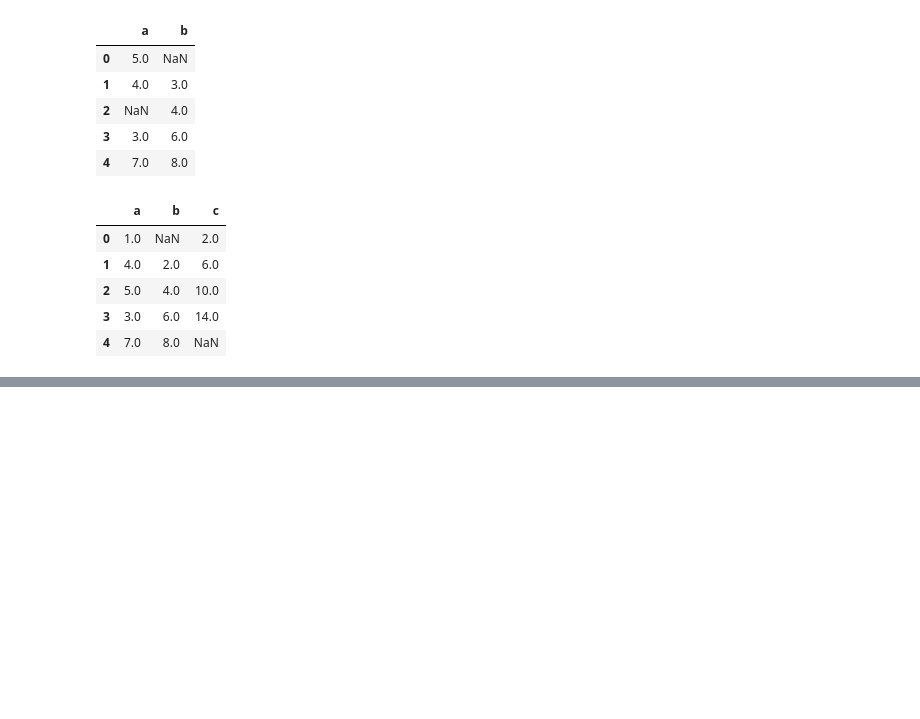
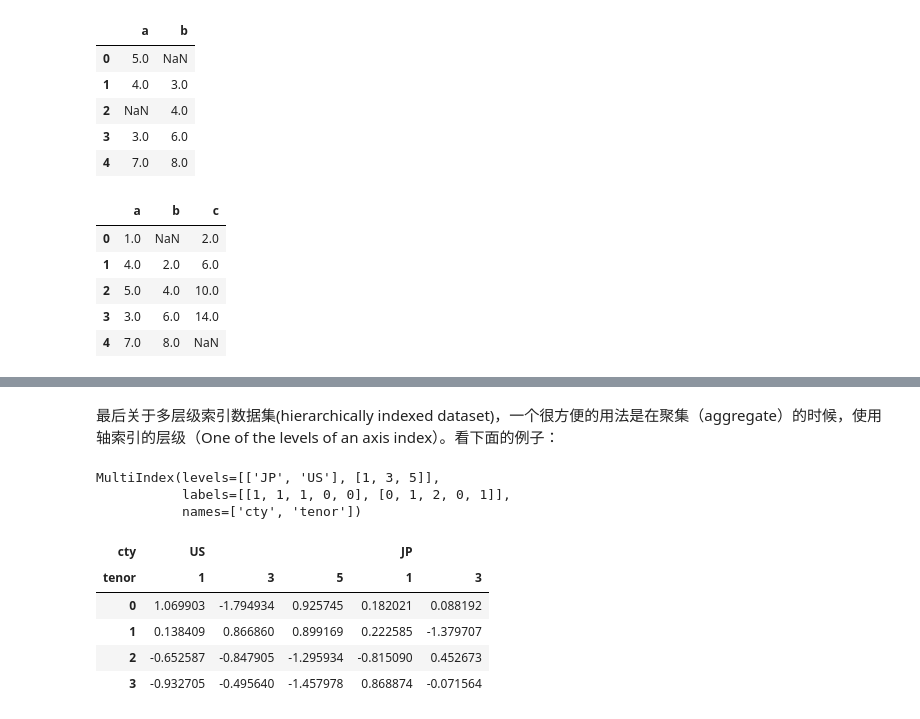
Before and after one commit to zzhhoubin/pydata, a Jupyter notebook: pandas.ipynb, the cells around one changed output, grey strips where cells are left out. Drawn from its saved outputs; the diff is of its cells as text; code cells hidden in the pictures; blank space fills up the shorter version.

```diff
--- a/pandas.ipynb
+++ b/pandas.ipynb
@@ -2030,0 +2275,21 @@ df1.combine_first(df2)
+# %% [markdown]
+最后关于多层级索引数据集(hierarchically indexed dataset)，一个很方便的用法是在聚集（aggregate）的时候，使用轴索引的层级（One of the levels of an axis index）。看下面的例子：
+# %%
+columns = pd.MultiIndex.from_arrays([['US', 'US', 'US', 'JP', 'JP'],
+                                     [1, 3, 5, 1, 3]],
+                                    names=['cty', 'tenor'])
+columns
+# %% [output]
+MultiIndex(levels=[['JP', 'US'], [1, 3, 5]],
+           labels=[[1, 1, 1, 0, 0], [0, 1, 2, 0, 1]],
+           names=['cty', 'tenor'])
+# %%
+hier_df = pd.DataFrame(np.random.randn(4, 5), columns=columns)
+hier_df
+# %% [output]
+| cty | US |  |  | JP |  |
+| tenor | 1 | 3 | 5 | 1 | 3 |
+| 0 | 1.069903 | -1.794934 | 0.925745 | 0.182021 | 0.088192 |
+| 1 | 0.138409 | 0.866860 | 0.899169 | 0.222585 | -1.379707 |
+| 2 | -0.652587 | -0.847905 | -1.295934 | -0.815090 | 0.452673 |
+| 3 | -0.932705 | -0.495640 | -1.457978 | 0.868874 | -0.071564 |
```
Also changed, not shown: parts of 79 cells of this notebook.
